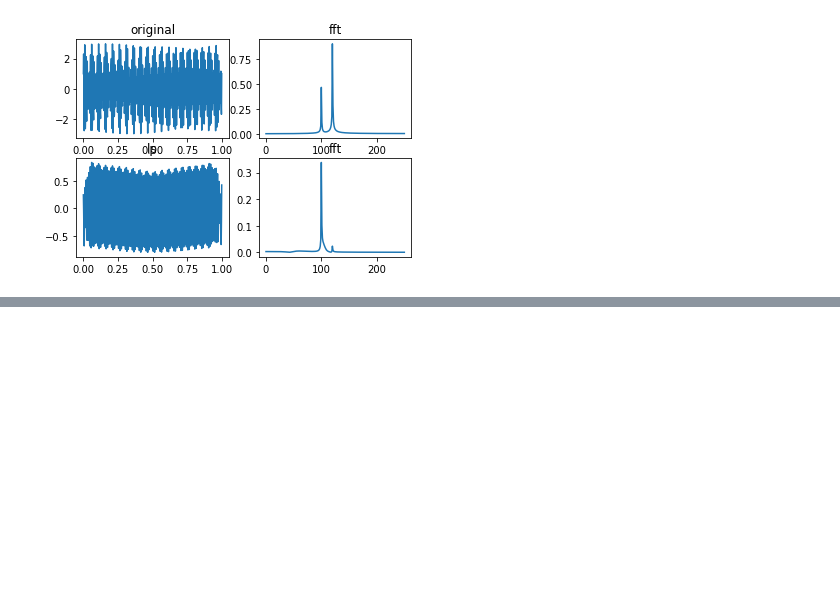
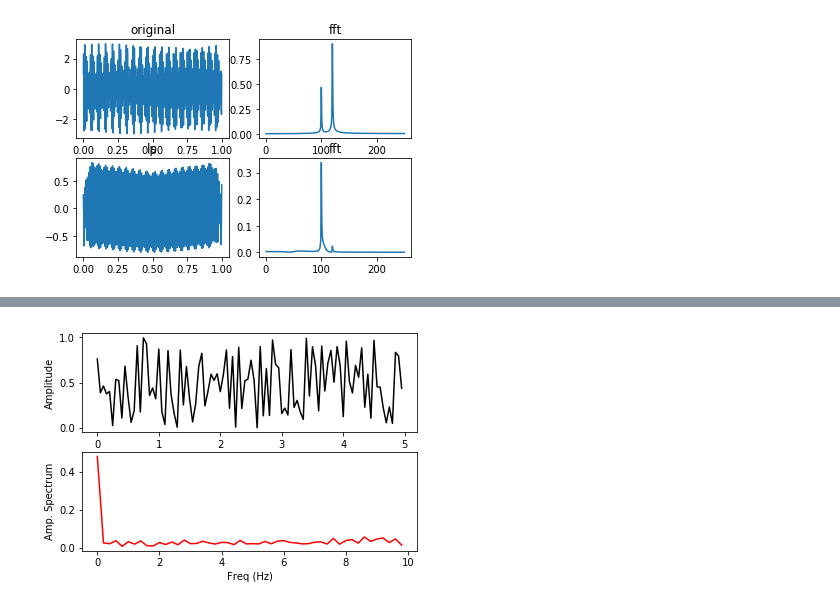
Before and after one commit to shuaimuyao/opensrc, a Jupyter notebook: jupyter_src/opencv/cv2_imgchg_20181128.ipynb, the cells around one changed output, grey strips where cells are left out. Saved outputs shown, nothing was run; the diff lists cells and outputs as text; code cells hidden in the pictures; blank space fills up the shorter version.

```diff
--- a/jupyter_src/opencv/cv2_imgchg_20181128.ipynb
+++ b/jupyter_src/opencv/cv2_imgchg_20181128.ipynb
@@ -407,0 +444,6 @@ pl.show()
+# %%
+x = np.random.random(100)
+y = np.fft.fft(x)
+show(x, y)
+# %% [output]
+[figure, added]
```
Also changed, not shown: parts of 17 cells of this notebook, 2 other files.
